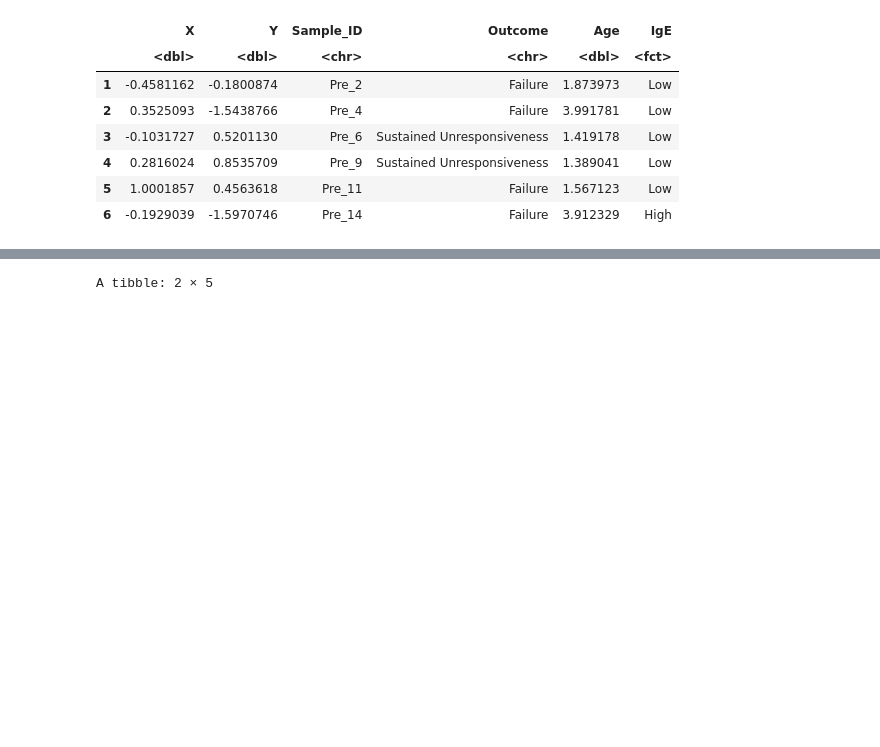
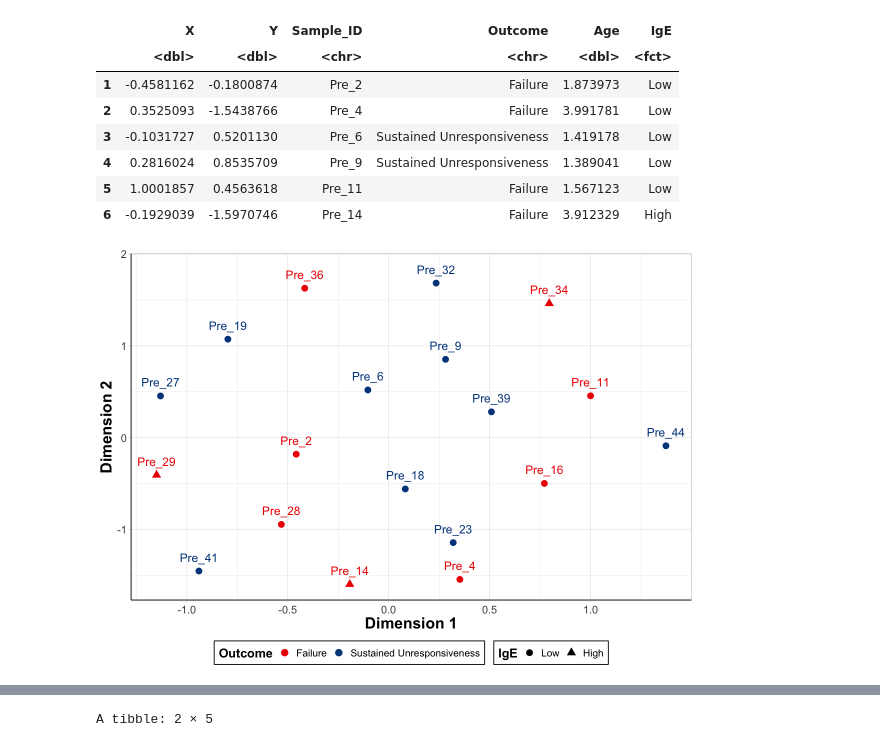
Before and after one commit to Ragerlab/P1013.-Microbiome-Peanut-Allergy, a Jupyter notebook: 5. Cluster Analyses/Cluster Analyses.ipynb, the cells around one changed output, grey strips where cells are left out. Cells and saved outputs as stored; diff of their text form; code cells hidden in the pictures; blank space fills up the shorter version.

```diff
--- a/5. Cluster Analyses/Cluster Analyses.ipynb
+++ b/5. Cluster Analyses/Cluster Analyses.ipynb
@@ -109,24 +91,26 @@ A data.frame: 6 × 6
 # %%
 options(repr.plot.width=10, repr.plot.height=7) #changing size
 lancet_palette = pal_lancet()(2)
 
-Figure1a = ggplot(saliva_umap_outcome_df, aes(x = X, y = Y, color = Outcome, shape = IgE)) +
+ggplot(saliva_umap_outcome_df, aes(x = X, y = Y, color = Outcome, shape = IgE)) +
   geom_point(size = 3.5) +
   geom_text_repel(aes(label = Sample_ID),
                   segment.size = 0, size = 5, show.legend = FALSE, nudge_y = 0.15) +
 
   theme_light() +
   theme(axis.text.x = element_text(vjust = 0.5), #rotating x labels/ moving x labels slightly to the left
         axis.line = element_line(colour = "black"), #making x and y axes black
         axis.text = element_text(size = 13), #changing size of x axis labels
         legend.title = element_text(face = 'bold', size = 15), #changes legend title
         legend.text = element_text(size = 12), #changes legend text
         legend.position = "bottom",
         legend.background = element_rect(colour = 'black', fill = 'white', linetype = 'solid'),
         axis.title = element_text(face = "bold", size = rel(1.7)), #changes axis titles
         strip.text.x = element_text(size = 18, face = "bold"), #changes size of facet x axis
         strip.text.y = element_text(size = 18, face = "bold")) + #changes size of facet y axis
 
   labs(x = 'Dimension 1', y = 'Dimension 2') + #changing axis labels
 
   scale_color_manual(values = rev(lancet_palette))
+# %% [output]
+[figure, added]
```
Also changed, not shown: parts of 19 cells of this notebook.
